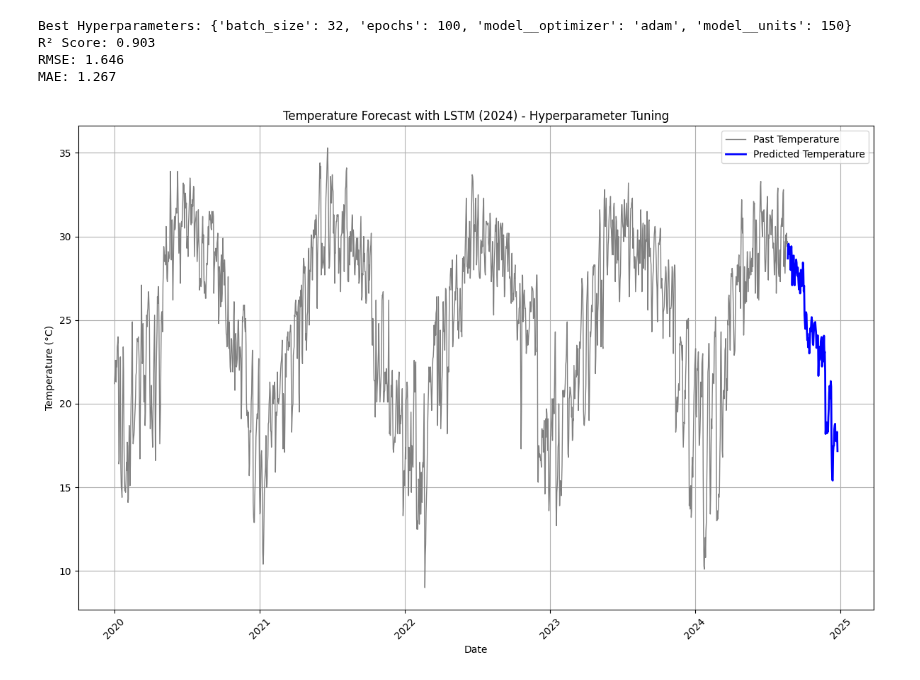
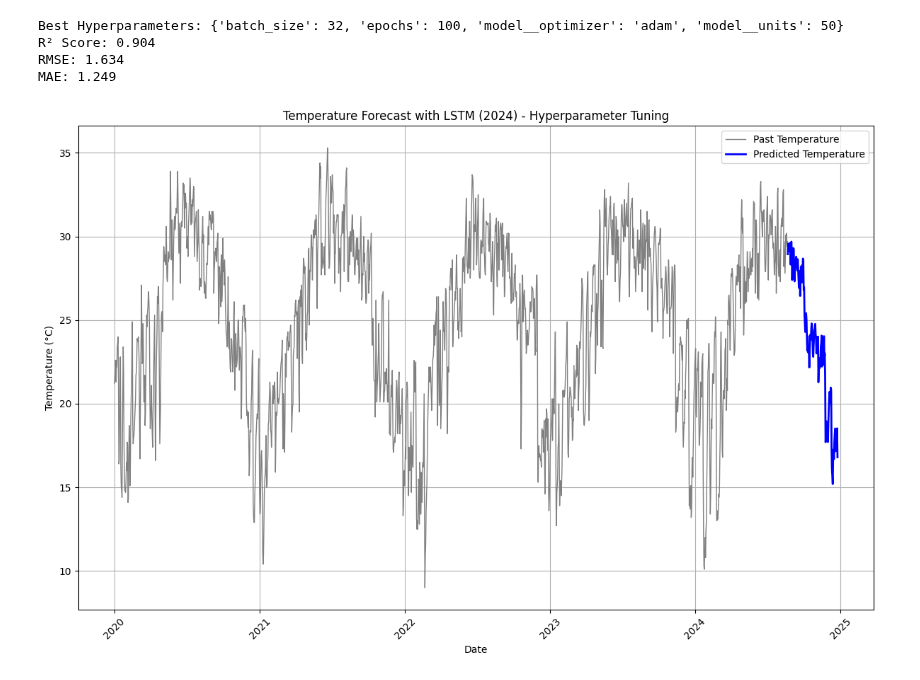
Before and after one commit to lbibi1805-dot/ML_WEATHER_PREDICTION, a Jupyter notebook: test_LTST Memory/FineTuning.ipynb, the cells around one changed output. Drawn from its saved outputs; the diff is of its cells as text; code cells hidden in the pictures.

```diff
--- a/test_LTST Memory/FineTuning.ipynb
+++ b/test_LTST Memory/FineTuning.ipynb
@@ -19,7 +19,7 @@ data['datetime'] = pd.to_datetime(data['datetime'], format='%m/%d/%Y')  # Conver
 data['day_of_year'] = data['datetime'].dt.dayofyear  # Extract the day of the year from the datetime
 
 # Step 3: Extract features and labels
-X = data[['temp', 'tempmax', 'tempmin', 'feelslikemax', 'feelslikemin', 'feelslike', 'sealevelpressure', 'humidity', 'day_of_year']]  # Related Features
+X = data[['feelslike', 'tempmax', 'feelslikemax', 'tempmin', 'feelslikemin', 'dew', 'sealevelpressure', 'humidity']]  # Related Features
 y = data['temp']  # Target variable: temperature
 
 # Step 4: Normalize the features and labels
@@ -89,7 +89,7 @@ future_dates = pd.date_range(start='2024-08-21', end='2024-12-31')  # Define the
 future_day_of_year = future_dates.dayofyear  # Extract the day of year for future dates
 
 # Step 13: Create future features using historical averages
-historical_averages = data.groupby('day_of_year')[['temp', 'tempmax', 'tempmin', 'feelslikemax', 'feelslikemin', 'feelslike', 'sealevelpressure', 'humidity']].mean()  # Calculate historical averages
+historical_averages = data.groupby('day_of_year')[['dew', 'tempmax', 'tempmin', 'feelslikemax', 'feelslikemin', 'feelslike', 'sealevelpressure', 'humidity']].mean()  # Calculate historical averages
 
 # Step 14: Create a DataFrame with future dates
 future_features = pd.DataFrame({
@@ -97,52 +97,58 @@ future_features = pd.DataFrame({
 })
 
 # Add historical averages to future features
-for col in ['temp', 'tempmax', 'tempmin', 'feelslikemax', 'feelslikemin', 'feelslike', 'sealevelpressure', 'humidity']:
+for col in ['dew', 'tempmax', 'tempmin', 'feelslikemax', 'feelslikemin', 'feelslike', 'sealevelpressure', 'humidity']:
     future_features[col] = future_features['day_of_year'].map(historical_averages[col])  # Map historical averages to future features
 
 # Ensure future_features has the same columns in the same order as when fitting the scaler
-future_features = future_features[['temp', 'tempmax', 'tempmin', 'feelslikemax', 'feelslikemin', 'feelslike', 'sealevelpressure', 'humidity', 'day_of_year']]
+future_features = future_features[['dew', 'tempmax', 'tempmin', 'feelslikemax', 'feelslikemin', 'feelslike', 'sealevelpressure', 'humidity', 'day_of_year']]
 
 # Handle any missing values by filling with the forward fill method
 future_features.fillna(method='ffill', inplace=True)  # Forward fill missing values
 
 # Normalize future features
-future_features_scaled = scaler_X.transform(future_features)  # Scale future features
+# Ensure future_features has the same columns in the same order as when fitting the scaler
+# Exclude 'day_of_year' before scaling
+future_features_for_scaling = future_features.drop(columns=['day_of_year'])
+future_features_for_scaling = future_features_for_scaling[scaler_X.feature_names_in_]
+
+# Normalize future features
+future_features_scaled = scaler_X.transform(future_features_for_scaling)  # Scale future features
 
 # Step 15: Create sequences for future prediction
 future_sequences, _ = create_sequences(future_features_scaled, np.zeros(len(future_features_scaled)), seq_length)  # Create sequences for future predictions
 
 # Ensure future_sequences length is compatible with predictions
 num_future_sequences = len(future_sequences)
 if num_future_sequences < len(future_dates) - seq_length:
     future_dates = future_dates[-num_future_sequences:]  # Adjust future_dates if necessary
 
 # Step 16: Predict future temperatures
 future_predictions_scaled = best_model.predict(future_sequences)  # Predict future temperatures using the best model
 future_predictions = scaler_y.inverse_transform(future_predictions_scaled.reshape(-1, 1))  # Inverse transform predictions
 
 # Step 17: Save predictions
 future_data = pd.DataFrame({
     'Date': future_dates[:len(future_predictions)],  # Dates for predictions
     'Predicted Temperature': future_predictions.flatten()  # Forecasted temperatures
 })
 future_data.to_csv('future_weather_predictions_lstm_finetuning.csv', index=False)  # Save predictions to a CSV file
 
 # Step 18: Plot the forecasted temperature and historical data
 plt.figure(figsize=(12, 8))
 plt.plot(data['datetime'], data['temp'], color='grey', label='Past Temperature', linewidth=1)  # Plot historical temperature data as a grey line
 plt.plot(future_data['Date'], future_data['Predicted Temperature'], color='blue', label='Predicted Temperature', linewidth=2)  # Plot forecasted temperature as a blue line
 plt.title("Temperature Forecast with LSTM (2024) - Hyperparameter Tuning")  # Title of the plot
 plt.xlabel("Date")  # X-axis label
 plt.ylabel("Temperature (°C)")  # Y-axis label
 plt.legend()  # Show legend
 plt.grid(True)  # Show grid
 plt.xticks(rotation=45)  # Rotate x-axis labels for better readability
 plt.tight_layout()  # Adjust layout
 plt.show()  # Display the plot
 # %% [output]
-Best Hyperparameters: {'batch_size': 32, 'epochs': 100, 'model__optimizer': 'adam', 'model__units': 150}
-R² Score: 0.903
-RMSE: 1.646
-MAE: 1.267
+Best Hyperparameters: {'batch_size': 32, 'epochs': 100, 'model__optimizer': 'adam', 'model__units': 50}
+R² Score: 0.904
+RMSE: 1.634
+MAE: 1.249
-[figure, old version]
+[figure, new version]
```
Also changed, not shown: 1 other file.
